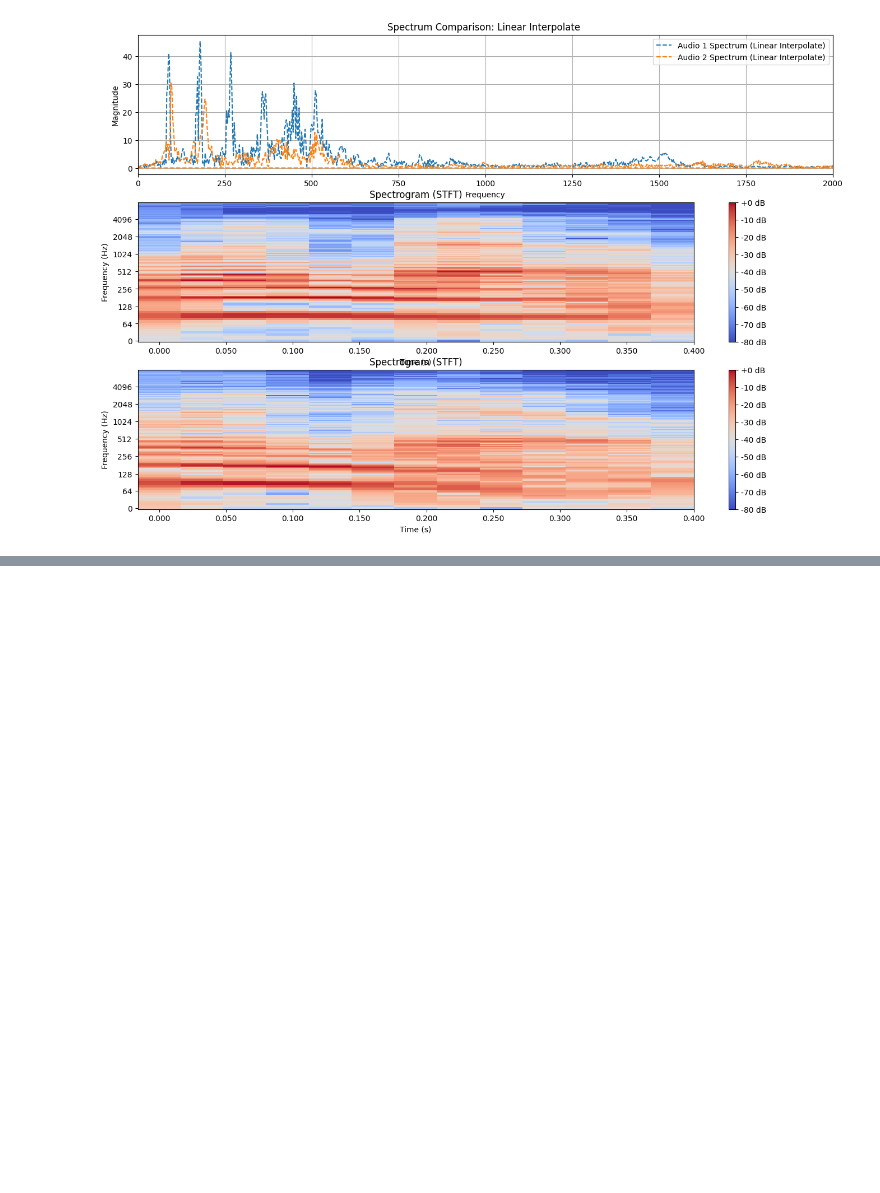
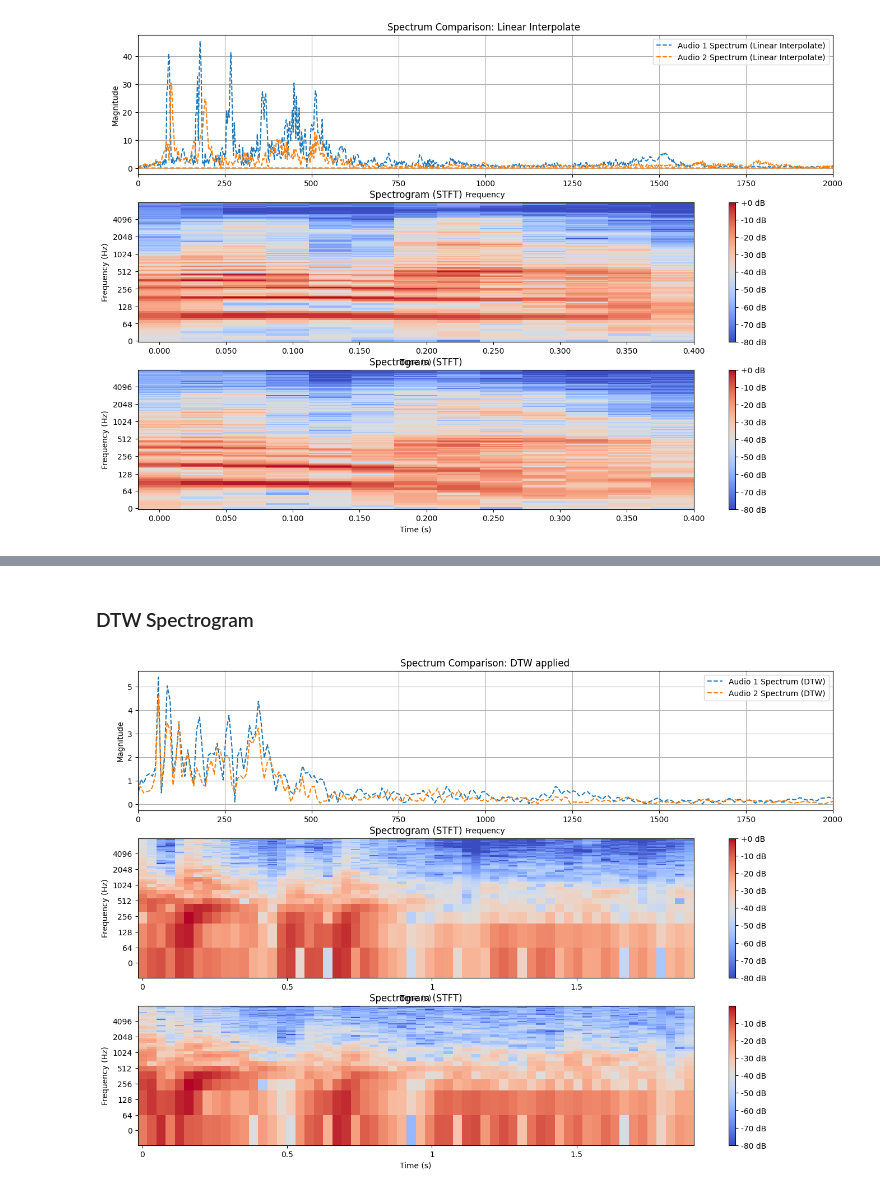
Before and after one commit to dashpulsar/dashpulsar.github.io, a Jupyter notebook: BrainlikeASR/Audio_Alignment_Test.ipynb, the cells around one changed output, grey strips where cells are left out. Saved outputs shown, nothing was run; the diff lists cells and outputs as text; code cells hidden in the pictures; blank space fills up the shorter version.

```diff
--- a/BrainlikeASR/Audio_Alignment_Test.ipynb
+++ b/BrainlikeASR/Audio_Alignment_Test.ipynb
@@ -456,0 +576,66 @@ plt.show()
+# %% [markdown]
+### DTW Spectrogram
+# %%
+from scipy.interpolate import interp1d
+
+
+from scipy.spatial.distance import euclidean
+
+distance, path = fastdtw(audio1.reshape(-1,1), audio2.reshape(-1,1), dist=euclidean)
+audio1_aligned = []
+audio2_aligned = []
+for idx1, idx2 in path:
+    audio1_aligned.append(audio1[idx1])
+    audio2_aligned.append(audio2[idx2])
+audio1_aligned = np.array(audio1_aligned)
+audio2_aligned = np.array(audio2_aligned)
+
+
+spectrum1 = np.abs(fft(audio1_aligned))
+spectrum2 = np.abs(fft(audio2_aligned))
+
+target_length = max(len(audio1_aligned), len(audio2_aligned))
+freqs_padded = np.fft.fftfreq(target_length)
+sampling_rate = 16000
+freqs1 = np.fft.fftfreq(len(audio1_aligned), d=1/sampling_rate)
+freqs2 = np.fft.fftfreq(len(audio2_aligned), d=1/sampling_rate)
+
+plt.figure(figsize=(16, 11))
+plt.subplot(3, 1, 1)
+plt.plot(freqs1[:len(audio1_aligned) // 2], spectrum1[:len(audio1_aligned) // 2], label='Audio 1 Spectrum (DTW)', linestyle='--')
+plt.plot(freqs2[:len(audio2_aligned) // 2], spectrum2[:len(audio2_aligned) // 2], label='Audio 2 Spectrum (DTW)', linestyle='--')
+plt.title('Spectrum Comparison: DTW applied')
+plt.xlabel('Frequency')
+plt.ylabel('Magnitude')
+plt.xlim(0,2000)
+plt.legend()
+plt.grid(True)
+
+
+
+sr=16000
+plt.subplot(3, 1, 2)
+D = librosa.stft(audio1_aligned,n_fft=128)
+S_db = librosa.amplitude_to_db(np.abs(D), ref=np.max)
+S_mel = librosa.feature.melspectrogram(y=audio1_aligned, sr=sr, n_mels=512, fmax=8000)
+S_mel_db = librosa.power_to_db(S_mel, ref=np.max)
+librosa.display.specshow(S_db, sr=sr, x_axis='time', y_axis='log', cmap='coolwarm')
+plt.colorbar(format='%+2.0f dB')
+plt.title('Spectrogram (STFT)')
+plt.xlabel('Time (s)')
+plt.ylabel('Frequency (Hz)')
+
+
+plt.subplot(3, 1, 3)
+D = librosa.stft(audio2_aligned,n_fft=128)
+S_db = librosa.amplitude_to_db(np.abs(D), ref=np.max)
+S_mel = librosa.feature.melspectrogram(y=audio2_aligned, sr=sr, n_mels=512, fmax=8000)
+S_mel_db = librosa.power_to_db(S_mel, ref=np.max)
+librosa.display.specshow(S_db, sr=sr, x_axis='time', y_axis='log', cmap='coolwarm')
+plt.colorbar(format='%+2.0f dB')
+plt.title('Spectrogram (STFT)')
+plt.xlabel('Time (s)')
+plt.ylabel('Frequency (Hz)')
+plt.show()
+# %% [output]
+[figure, added]
```
Also changed, not shown: parts of 9 cells of this notebook.
